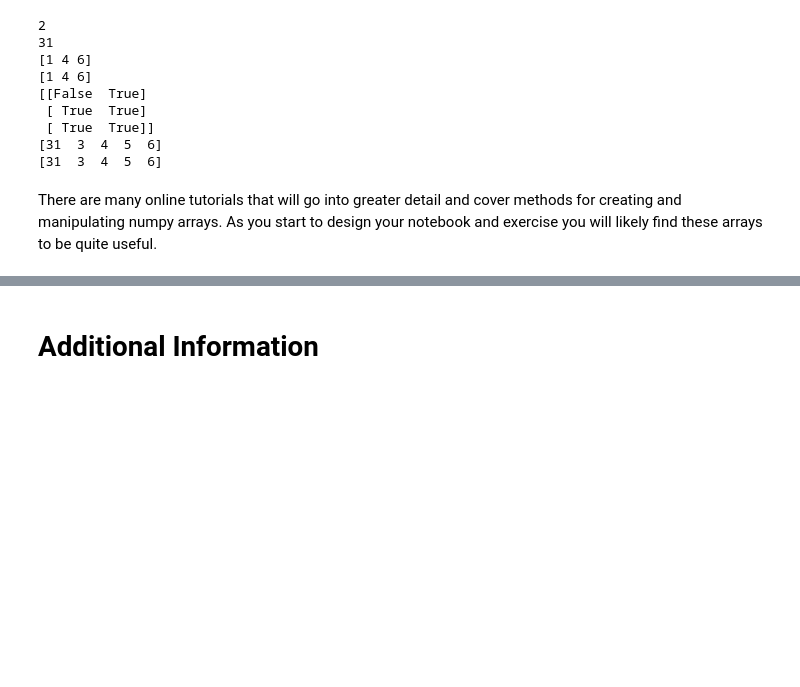
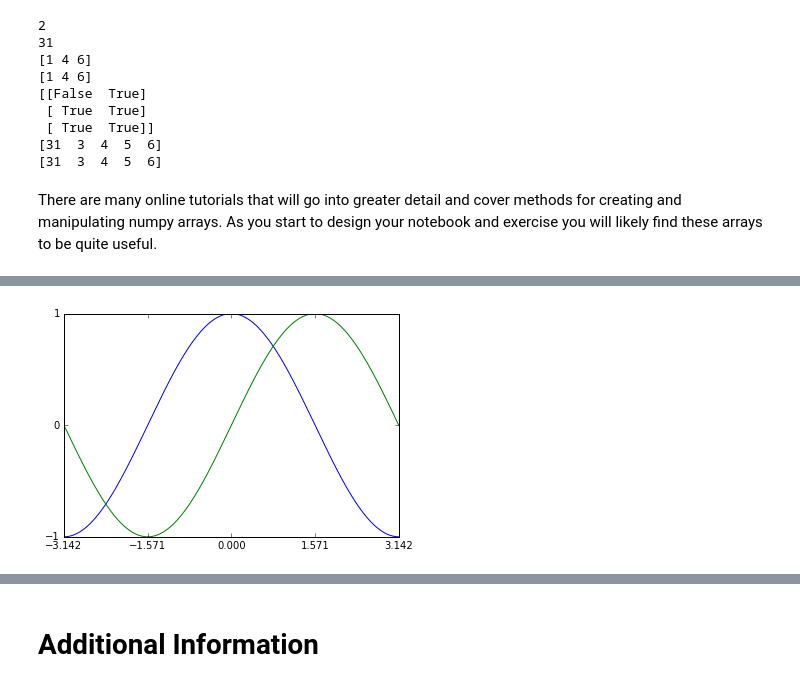
Before and after one commit to ptalou/FIESTA, a Jupyter notebook: tutorial.ipynb, the cells around one changed output, grey strips where cells are left out. Cells and saved outputs as stored; diff of their text form; code cells hidden in the pictures; blank space fills up the shorter version.

```diff
--- a/tutorial.ipynb
+++ b/tutorial.ipynb
@@ -304,0 +316,9 @@ There are many online tutorials that will go into greater detail and cover metho
+# %%
+plt.xticks( [-np.pi, -np.pi/2, 0, np.pi/2, np.pi])
+plt.yticks([-1, 0, +1])
+
+plt.plot(X,C)
+plt.plot(X,S)
+plt.show()
+# %% [output]
+[figure, added]
```
Also changed, not shown: parts of 9 cells of this notebook.
